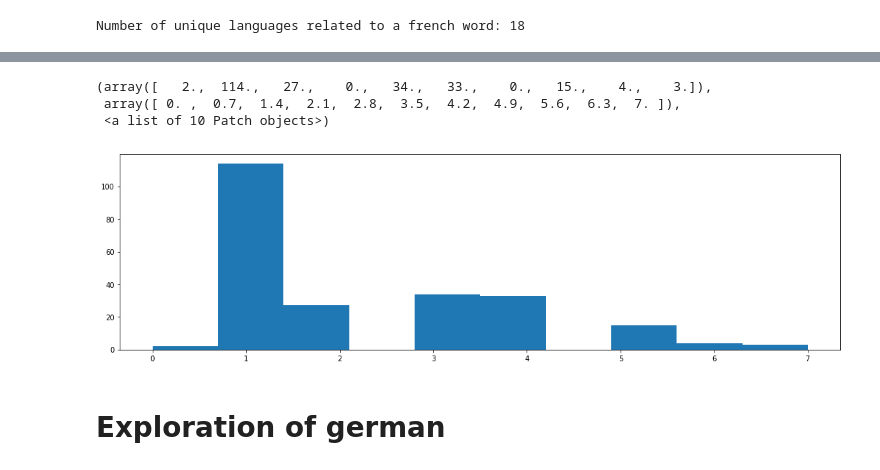
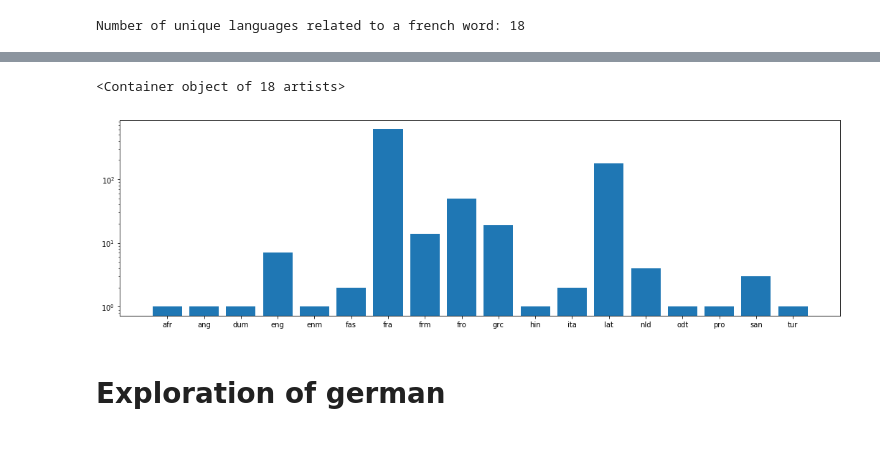
Before and after one commit to zifeo/Etymap, a Jupyter notebook: lab/exploration.ipynb, the cells around one changed output, grey strips where cells are left out. Cells and saved outputs as stored; diff of their text form; code cells hidden in the pictures.

```diff
--- a/lab/exploration.ipynb
+++ b/lab/exploration.ipynb
@@ -170,6 +142,7 @@ bar = progressbar.ProgressBar(widgets=[
 # %%
-wordCountForLang = dict()
-for i in bar(range(len(langs))):
+wordCountForLang = {}
+
+for i in tqdm(range(len(langs))):
     lang = langs[i]
     toWordsForLang = (df[df.to_lang == lang]).to_word.unique()
     wordsForLang = np.append(toWordsForLang, (df[df.src_lang == lang]).src_word.unique())
@@ -216,7 +181,8 @@ bar = progressbar.ProgressBar(widgets=[
 langs = ['fra']
 depths = [0]
 counter = 0
-for i  in bar(range(int(len(frenchWords) / stepSize))):
+
+for i in tqdm(range(int(len(frenchWords) / stepSize))):
     langWord = ('fra', frenchWords[counter])
     relatedWords, depth = recurse(relations, langWord, [langWord], 0)
     depths.append(depth)
@@ -239,10 +195,8 @@ plt.hist(langs)
-# %%
-plt.hist(depths)
-# %% [output]
-(array([   2.,  114.,   27.,    0.,   34.,   33.,    0.,   15.,    4.,    3.]),
- array([ 0. ,  0.7,  1.4,  2.1,  2.8,  3.5,  4.2,  4.9,  5.6,  6.3,  7. ]),
- <a list of 10 Patch objects>)
-[figure, removed]
+# %%
+plt.bar(*np.unique(langs, return_counts=True), log=True)
+# %% [output]
+<Container object of 18 artists>
+[figure, added]
 # %% [markdown]
 # Exploration of german
 # %%
```
Also changed, not shown: parts of 21 cells of this notebook, 7 other files.
